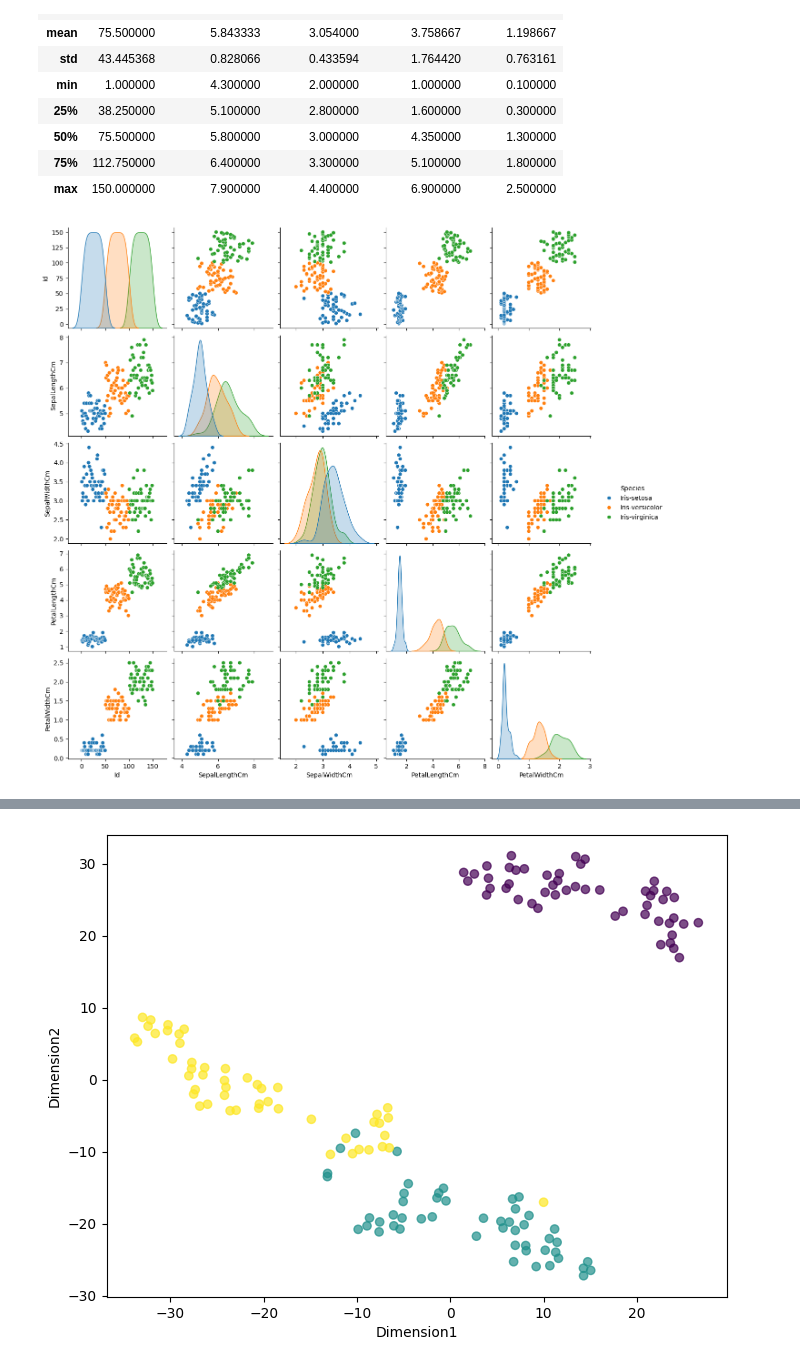
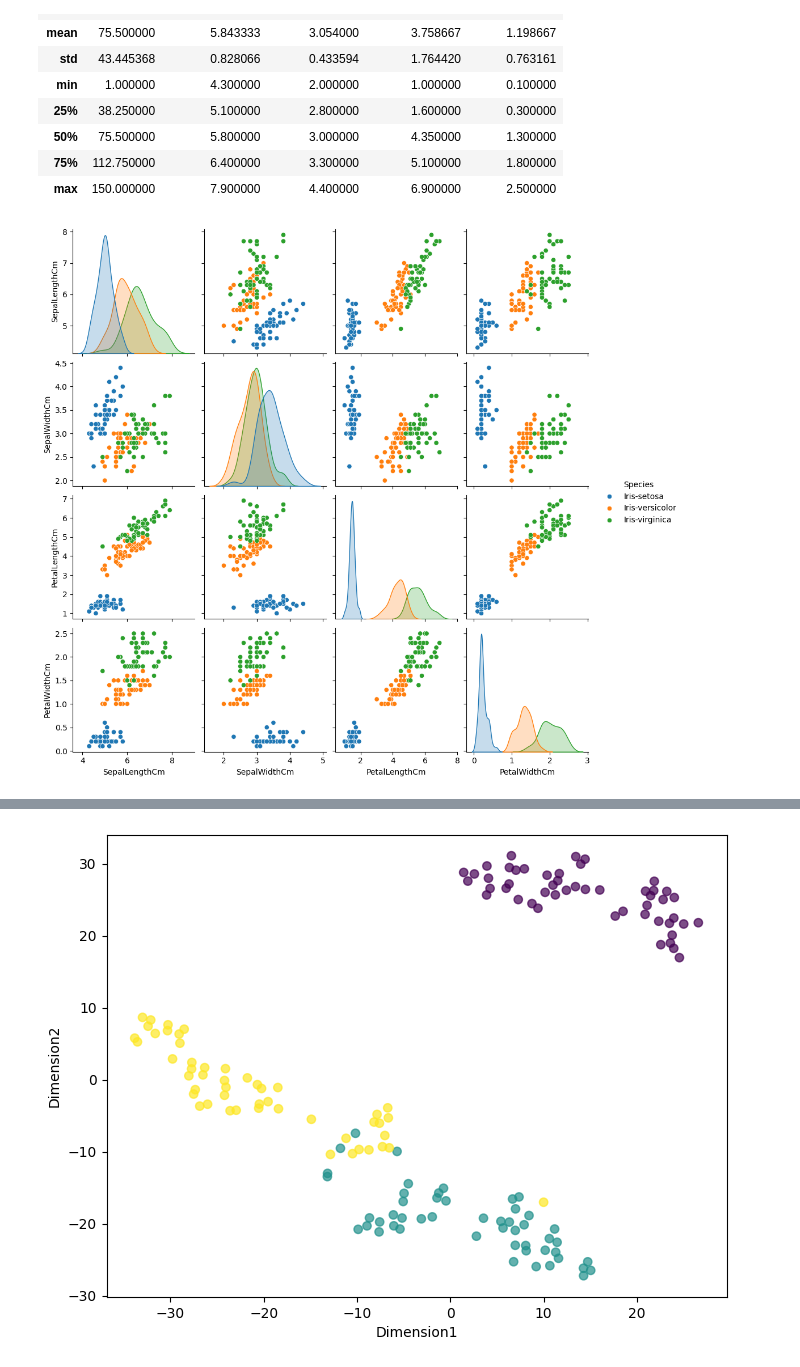
Before and after one commit to BALAKUMARKalai/archive--2-, a Jupyter notebook: iris.ipynb, the cells around one changed output, grey strips where cells are left out. Saved outputs shown, nothing was run; the diff lists cells and outputs as text; code cells hidden in the pictures.

```diff
--- a/iris.ipynb
+++ b/iris.ipynb
@@ -27,7 +27,9 @@ df.describe()
 | 75% | 112.750000 | 6.400000 | 3.300000 | 5.100000 | 1.800000 |
 | max | 150.000000 | 7.900000 | 4.400000 | 6.900000 | 2.500000 |
 # %%
-sns.pairplot(df, hue='Species')
+df_copy = df.copy()
+df_copy = df_copy.drop(columns = ['Id'])
+sns.pairplot(df_copy, hue='Species')
 plt.show()
 # %% [output]
-[figure, old version]
+[figure, new version]
```
Also changed, not shown: parts of 1 cell of this notebook.
